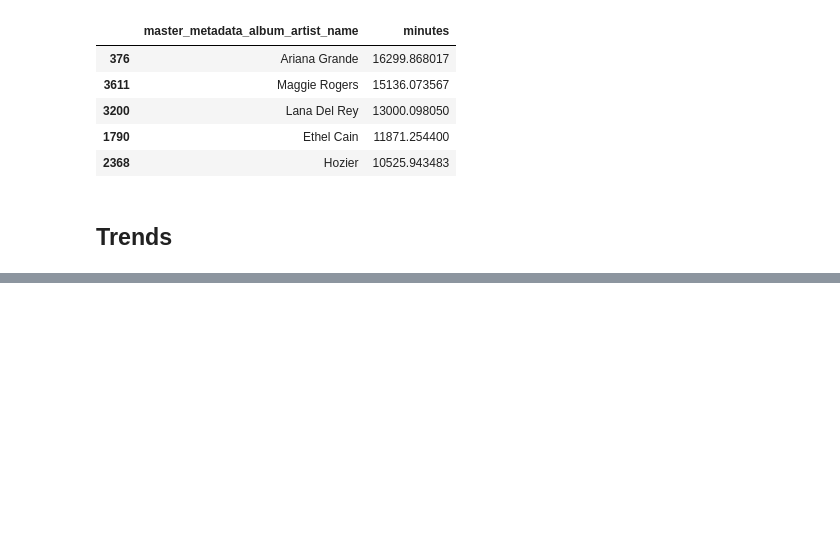
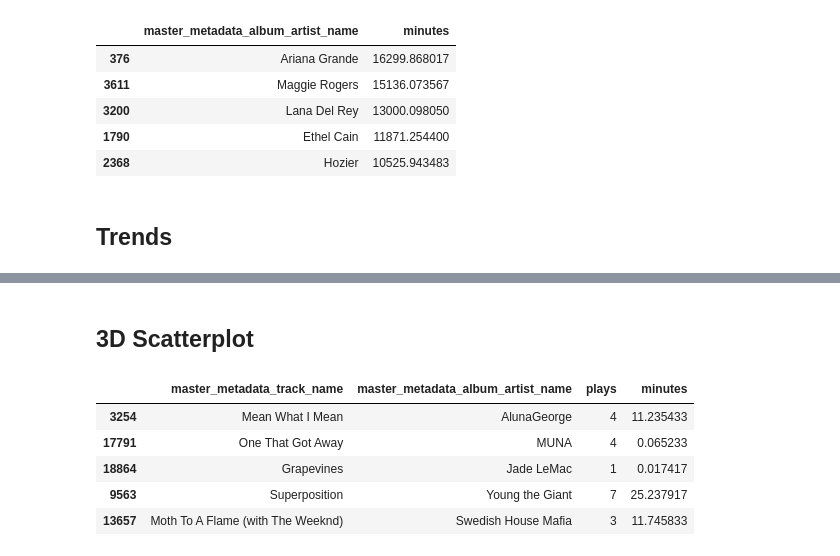
Before and after one commit to charlotte-verity/My-Spotify-Analysis, a Jupyter notebook: spotify_analysis.ipynb, the cells around one changed output, grey strips where cells are left out. Drawn from its saved outputs; the diff is of its cells as text; code cells hidden in the pictures; blank space fills up the shorter version.

Commit message:
creating interactive scatterplot

```diff
--- a/spotify_analysis.ipynb
+++ b/spotify_analysis.ipynb
@@ -208,0 +212,19 @@ Name: minutes, dtype: float64
+# %% [markdown]
+## 3D Scatterplot
+# %%
+play_count = audio_all_df.groupby(["master_metadata_track_name", "master_metadata_album_artist_name"])["master_metadata_track_name"]\
+                      .count().reset_index(name="plays").sort_values("plays", ascending=False)
+play_time = audio_all_df.groupby(["master_metadata_track_name", "master_metadata_album_artist_name"])["minutes"]\
+                         .sum().reset_index(name="minutes").sort_values("minutes", ascending=False)
+songs = audio_all_df[["master_metadata_track_name", "master_metadata_album_artist_name"]].drop_duplicates()
+# %%
+song_plays = songs.merge(play_count, on=["master_metadata_track_name", "master_metadata_album_artist_name"], how="left")\
+                  .merge(play_time, on=["master_metadata_track_name", "master_metadata_album_artist_name"], how="left")
+song_plays.sample(5)
+# %% [output]
+|  | master_metadata_track_name | master_metadata_album_artist_name | plays | minutes |
+| 3254 | Mean What I Mean | AlunaGeorge | 4 | 11.235433 |
+| 17791 | One That Got Away | MUNA | 4 | 0.065233 |
+| 18864 | Grapevines | Jade LeMac | 1 | 0.017417 |
+| 9563 | Superposition | Young the Giant | 7 | 25.237917 |
+| 13657 | Moth To A Flame (with The Weeknd) | Swedish House Mafia | 3 | 11.745833 |
```
Also changed, not shown: parts of 3 cells of this notebook.
